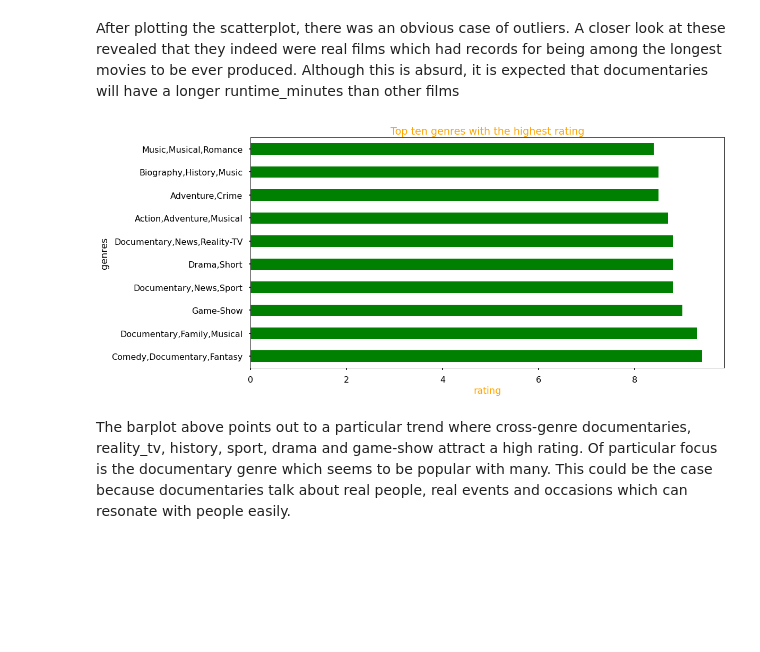
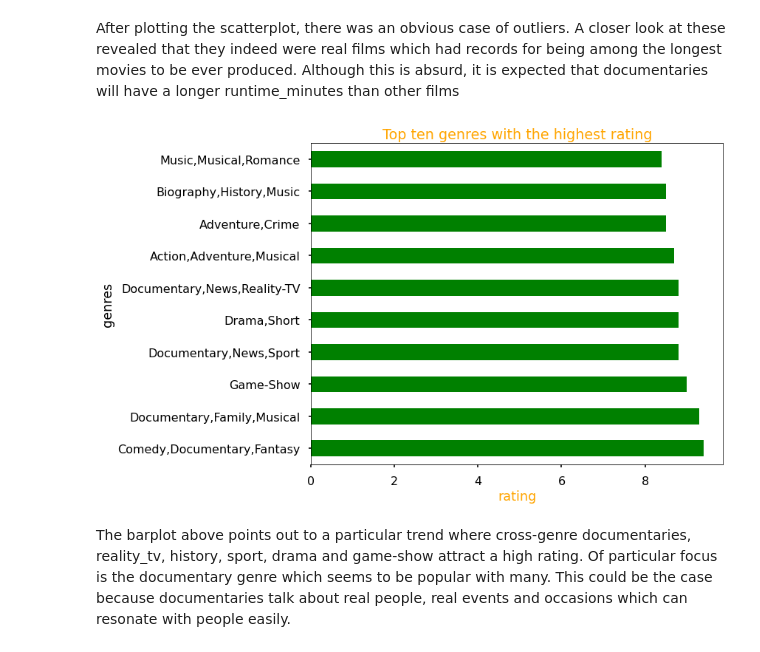
Before and after one commit to yatorAdams/Project_Phase1, a Jupyter notebook: index.ipynb, the cells around one changed output. Drawn from its saved outputs; the diff is of its cells as text; code cells hidden in the pictures; blank space fills up the shorter version.

```diff
--- a/index.ipynb
+++ b/index.ipynb
@@ -303,13 +303,13 @@ After plotting the scatterplot, there was an obvious case of outliers. A closer
 # %%
 # grouping by genre
 rating = table.groupby('genres')['averagerating'].mean().sort_values(ascending=False)
 # data visualization
-ax = rating.iloc[0:10].plot.barh(color="green",figsize=(16,8))
+ax = rating.iloc[0:10].plot.barh(color="green",figsize=(10,8))
 ax.set_xlabel('rating',c="orange")
 ax.set_title('Top ten genres with the highest rating',c="orange");
 plt.savefig('ten_genres_with_highest_ratings.png')
 # %% [output]
-[figure, old version]
+[figure, new version]
 # %% [markdown]
 The barplot above points out to a particular trend where cross-genre documentaries, reality_tv, history, sport, drama and game-show attract a high rating. Of particular focus is the documentary genre which seems to be popular with many. This could be the case because documentaries talk about real people, real events and occasions which can resonate with people easily.
 # %% [markdown]
```
Also changed, not shown: parts of 5 cells of this notebook.
